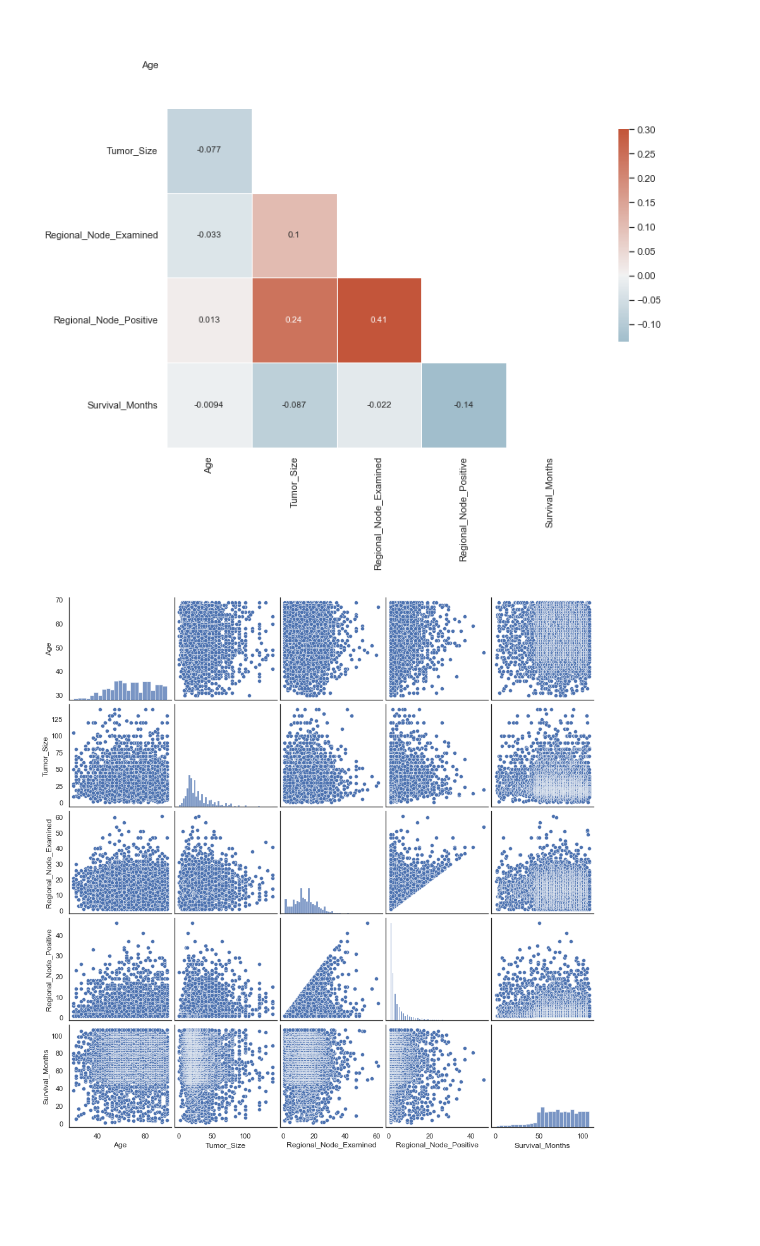
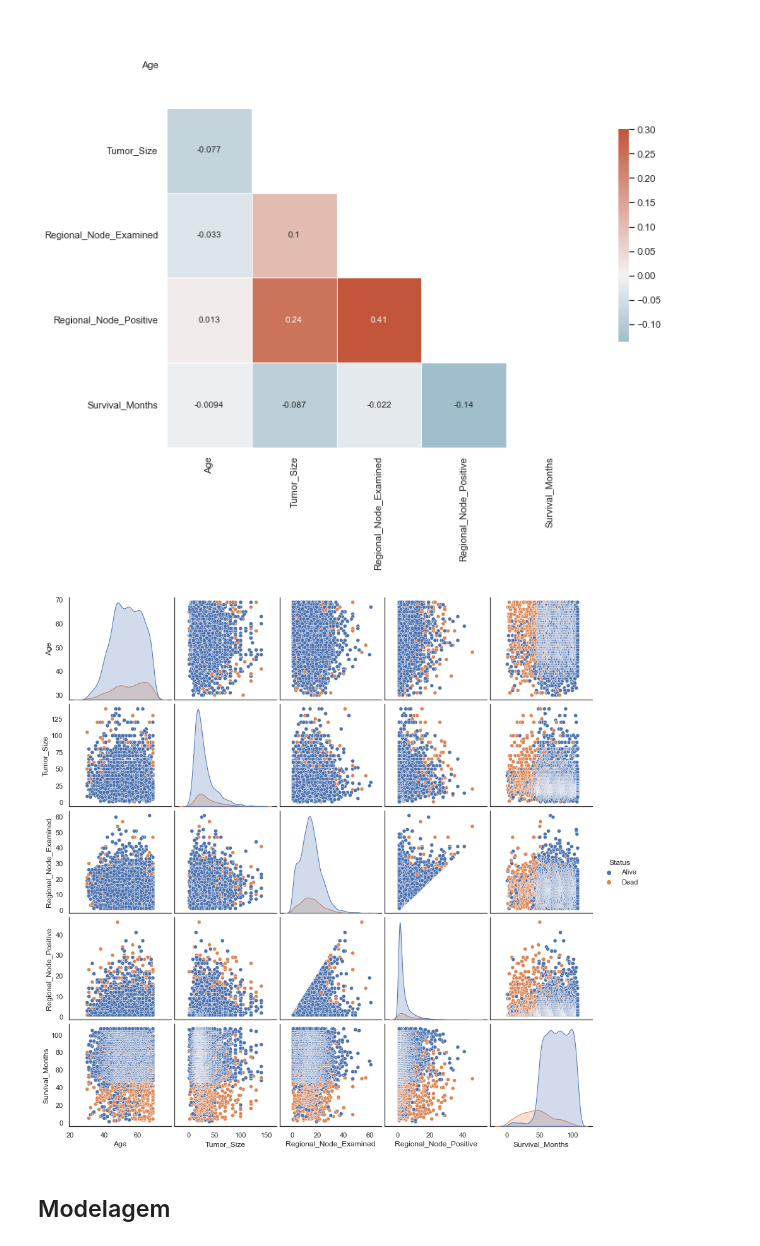
Before and after one commit to faustinothiagos/Project_Workshop_3_DS_Digital_House, a Jupyter notebook: workshop3.ipynb, the cells around one changed output. Saved outputs shown, nothing was run; the diff lists cells and outputs as text; code cells hidden in the pictures; blank space fills up the shorter version.

```diff
--- a/workshop3.ipynb
+++ b/workshop3.ipynb
@@ -267,7 +327,9 @@ plt.show()
 # %% [output]
 [figure]
 # %%
-sns.pairplot(df)
+sns.pairplot(df, hue = 'Status')
 plt.show()
 # %% [output]
-[figure, old version]
+[figure, new version]
+# %% [markdown]
+## Modelagem
```
Also changed, not shown: parts of 7 cells of this notebook.
